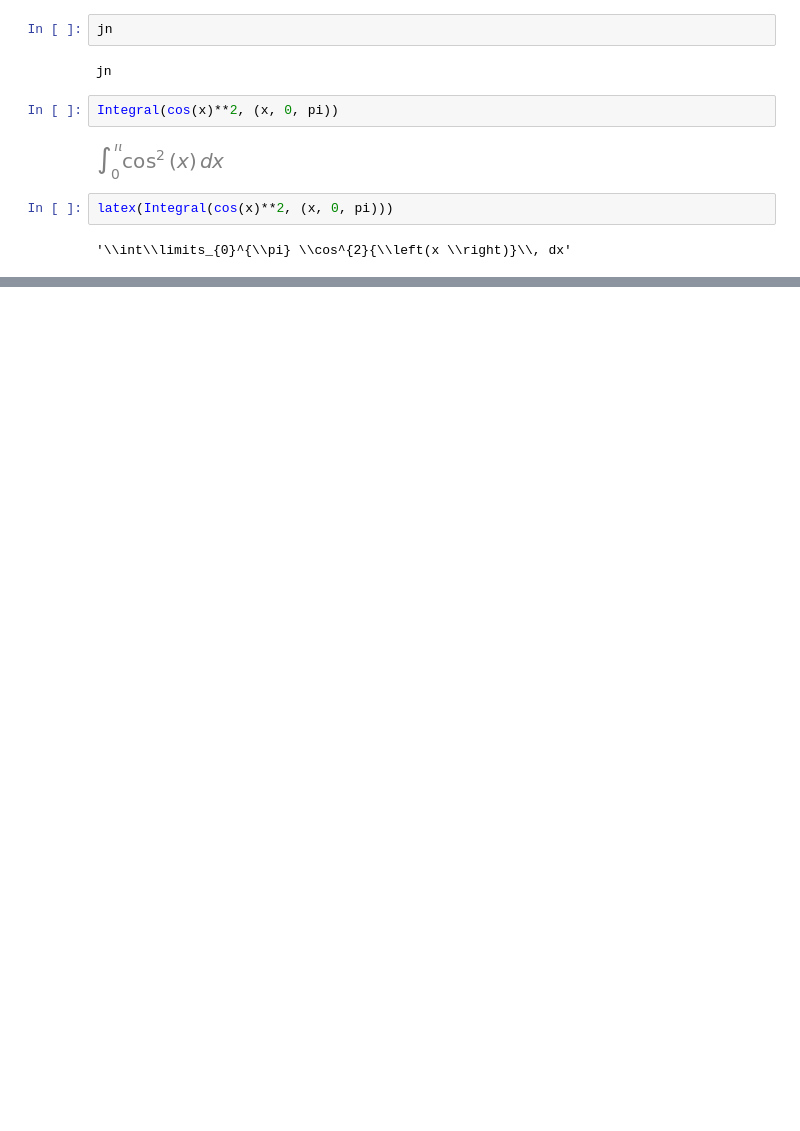
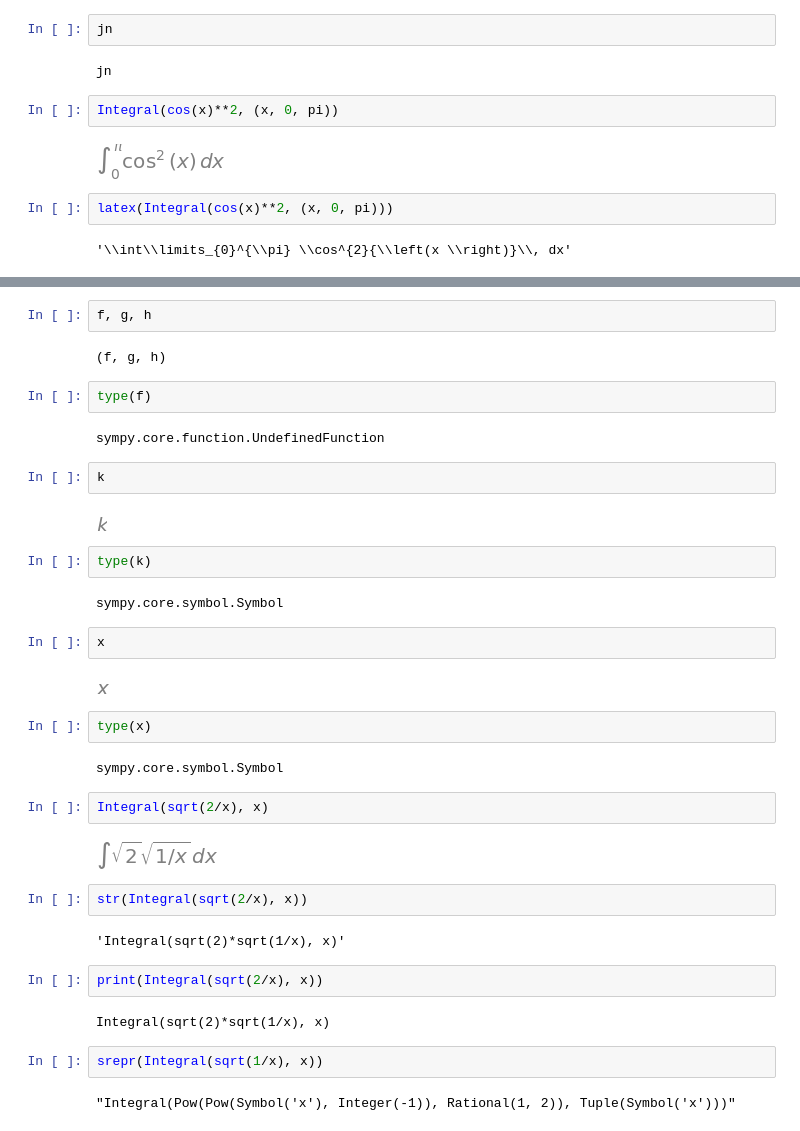
Before and after one commit to OccupyMars2025/Thomas-Calculus-Early-Transcendentals-Thirteenth-Edition, a Jupyter notebook: python_code/introduction_to_sympy.ipynb, the cells around one changed output, grey strips where cells are left out. Drawn from its saved outputs; the diff is of its cells as text; blank space fills up the shorter version.

Commit message:
complete the study of 'Calculus' part of sympy tutorial

```diff
--- a/python_code/introduction_to_sympy.ipynb
+++ b/python_code/introduction_to_sympy.ipynb
@@ -122,0 +545,40 @@ latex(Integral(cos(x)**2, (x, 0, pi)))
+# %%
+f, g, h
+# %% [output]
+(f, g, h)
+# %%
+type(f)
+# %% [output]
+sympy.core.function.UndefinedFunction
+# %%
+k
+# %% [output]
+[figure, added]
+# %%
+type(k)
+# %% [output]
+sympy.core.symbol.Symbol
+# %%
+x
+# %% [output]
+[figure, added]
+# %%
+type(x)
+# %% [output]
+sympy.core.symbol.Symbol
+# %%
+Integral(sqrt(2/x), x)
+# %% [output]
+[figure, added]
+# %%
+str(Integral(sqrt(2/x), x))
+# %% [output]
+'Integral(sqrt(2)*sqrt(1/x), x)'
+# %%
+print(Integral(sqrt(2/x), x))
+# %% [output]
+Integral(sqrt(2)*sqrt(1/x), x)
+# %%
+srepr(Integral(sqrt(1/x), x))
+# %% [output]
+"Integral(Pow(Pow(Symbol('x'), Integer(-1)), Rational(1, 2)), Tuple(Symbol('x')))"
```
Also changed, not shown: parts of 409 cells of this notebook.
